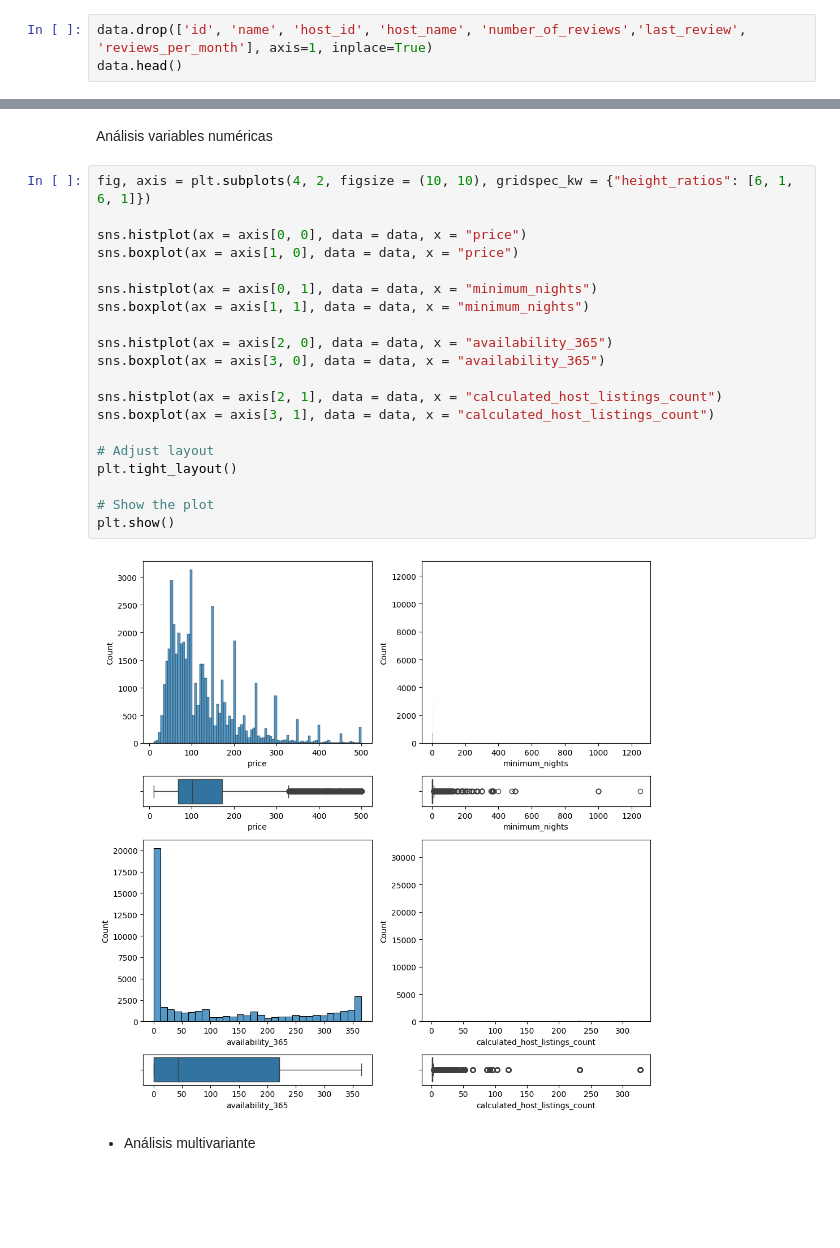
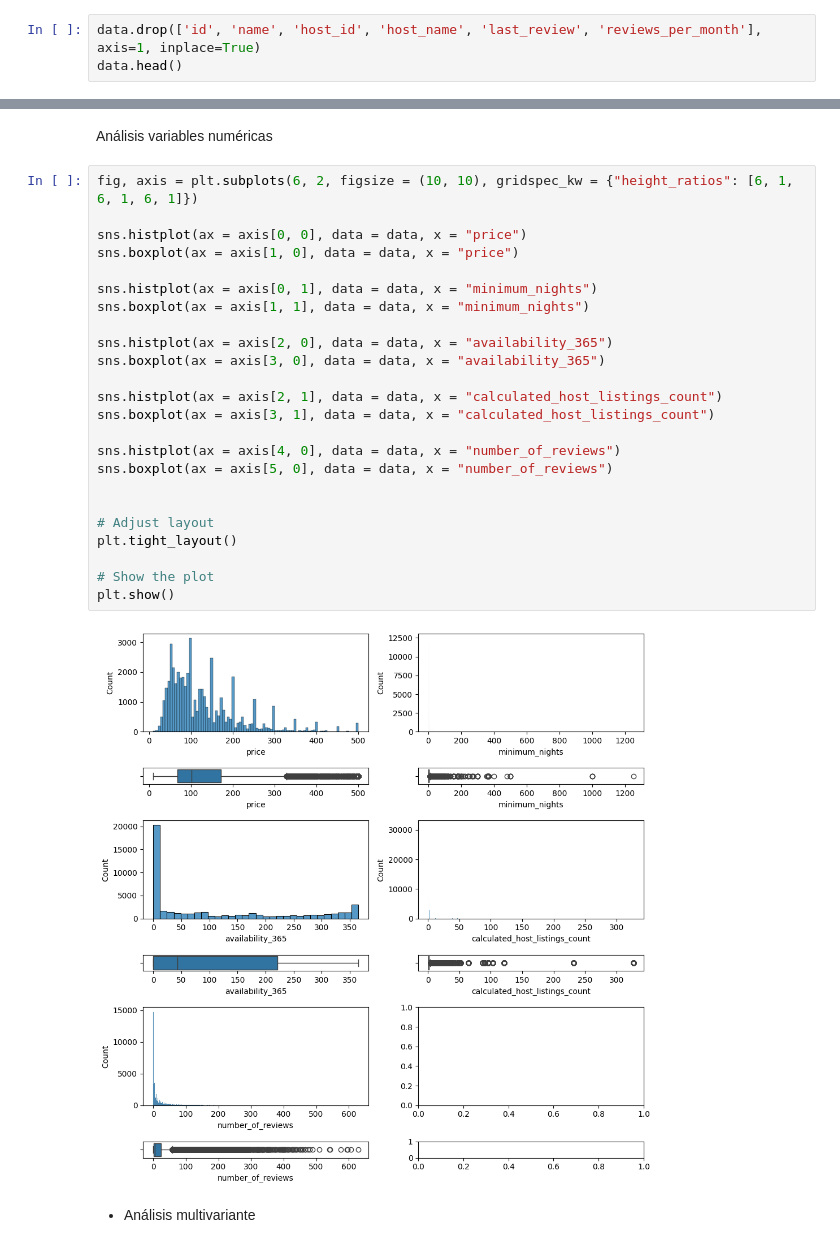
Before and after one commit to patriciamv97/machine-learning-python-template, a Jupyter notebook: src/eda.ipynb, the cells around one changed output, grey strips where cells are left out. Saved outputs shown, nothing was run; the diff lists cells and outputs as text; blank space fills up the shorter version.

```diff
--- a/src/eda.ipynb
+++ b/src/eda.ipynb
@@ -106,7 +106,7 @@ dtype: float64
 La correlación entre 'number_of_reviews' y 'reviews_per_month' es positiva moderada (0.5499).
 Puesto un mayor número total de reseñas también tengan una tasa de reseñas mensuales más alta, tienen una tasa del 20%, que es un nº considerable, y la información que ofrece no es relevante, ya que no tiene apenas correlación con el precio (variable clave), eliminaremos tambien estas columnas.
 # %%
-data.drop(['id', 'name', 'host_id', 'host_name', 'number_of_reviews','last_review', 'reviews_per_month'], axis=1, inplace=True)
+data.drop(['id', 'name', 'host_id', 'host_name', 'last_review', 'reviews_per_month'], axis=1, inplace=True)
 data.head()
 # %% [output]
 |  | neighbourhood_group | neighbourhood | latitude | longitude | room_type | price | minimum_nights | ... |
@@ -219,27 +220,31 @@ plt.show()
 # %% [markdown]
 Análisis variables numéricas
 # %%
-fig, axis = plt.subplots(4, 2, figsize = (10, 10), gridspec_kw = {"height_ratios": [6, 1, 6, 1]})
+fig, axis = plt.subplots(6, 2, figsize = (10, 10), gridspec_kw = {"height_ratios": [6, 1, 6, 1, 6, 1]})
 
 sns.histplot(ax = axis[0, 0], data = data, x = "price")
 sns.boxplot(ax = axis[1, 0], data = data, x = "price")
 
 sns.histplot(ax = axis[0, 1], data = data, x = "minimum_nights")
 sns.boxplot(ax = axis[1, 1], data = data, x = "minimum_nights")
 
 sns.histplot(ax = axis[2, 0], data = data, x = "availability_365")
 sns.boxplot(ax = axis[3, 0], data = data, x = "availability_365")
 
 sns.histplot(ax = axis[2, 1], data = data, x = "calculated_host_listings_count")
 sns.boxplot(ax = axis[3, 1], data = data, x = "calculated_host_listings_count")
 
+sns.histplot(ax = axis[4, 0], data = data, x = "number_of_reviews")
+sns.boxplot(ax = axis[5, 0], data = data, x = "number_of_reviews")
+
+
 # Adjust layout
 plt.tight_layout()
 
 # Show the plot
 plt.show()
 # %% [output]
-[figure, old version]
+[figure, new version]
 # %% [markdown]
  - Análisis multivariante
 # %%
```
Also changed, not shown: parts of 10 cells of this notebook.
